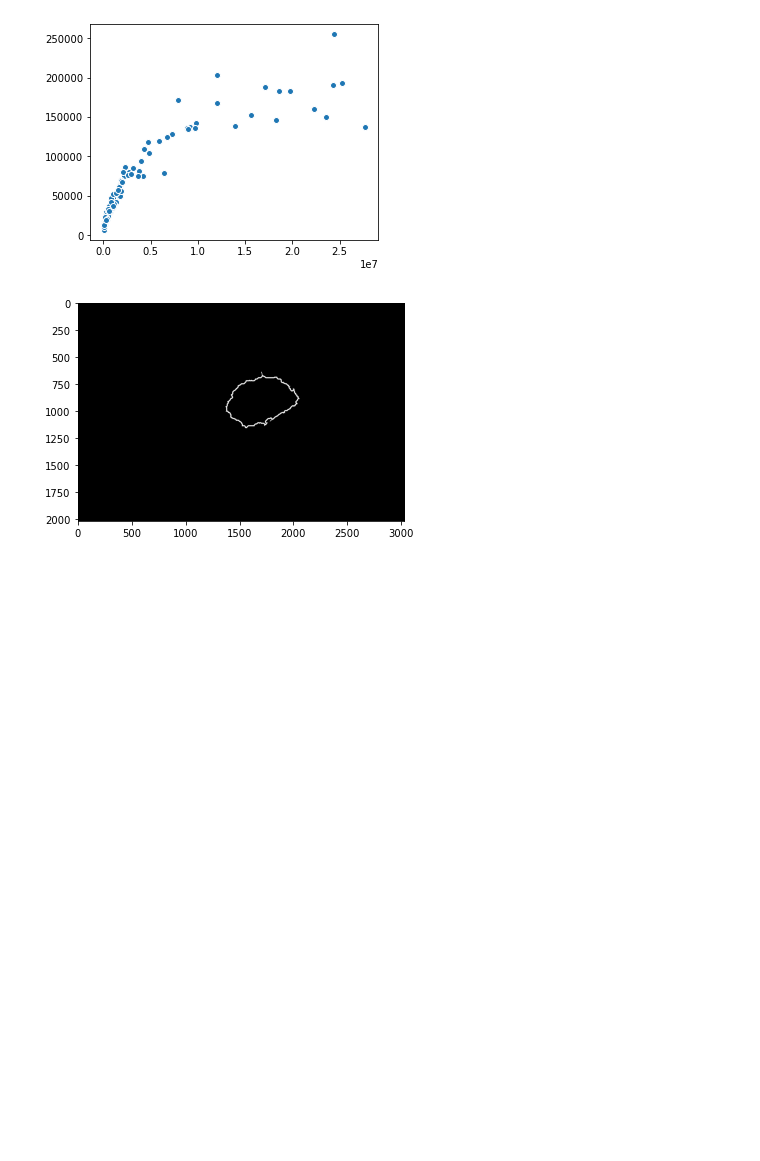
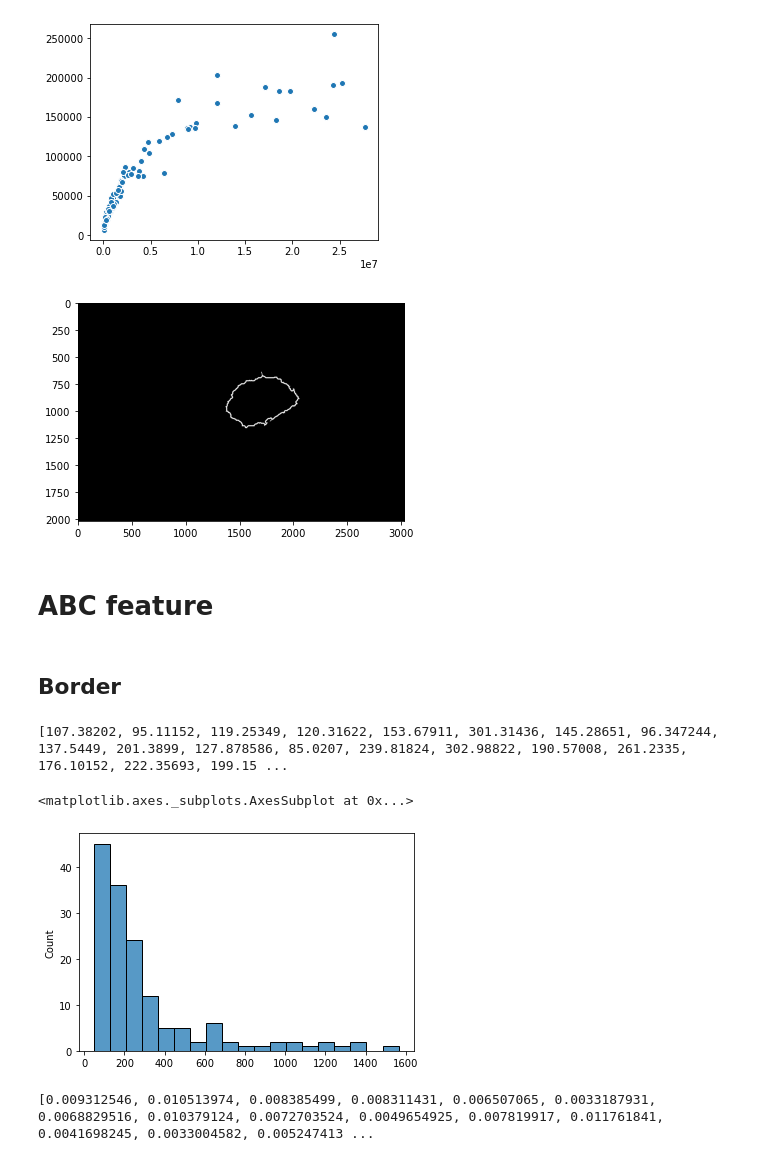
Before and after one commit to adagige/fyp2021p03g02, a Jupyter notebook: notebooks/Exercise 1.ipynb, the cells around one changed output. Cells and saved outputs as stored; diff of their text form; code cells hidden in the pictures; blank space fills up the shorter version.

```diff
--- a/notebooks/Exercise 1.ipynb
+++ b/notebooks/Exercise 1.ipynb
@@ -249,3 +267,30 @@ scatterplot(areas, peris)
 area, perimiter = measure_area_perimeter(mask)
 # %% [output]
 [figure]
+# %% [markdown]
+# ABC feature
+# %% [markdown]
+## Border
+# %%
+ap = []
+for i in range(150):
+    area, perimiter = measure_area_perimeter(maps[i])
+    ap.append(area/perimiter)
+
+print(ap)
+# %% [output]
+[107.38202, 95.11152, 119.25349, 120.31622, 153.67911, 301.31436, 145.28651, 96.347244, 137.5449, 201.3899, 127.878586, 85.0207, 239.81824, 302.98822, 190.57008, 261.2335, 176.10152, 222.35693, 199.15 ...
+# %%
+sns.histplot(ap)
+# %% [output]
+<matplotlib.axes._subplots.AxesSubplot at 0x...>
+[figure, added]
+# %%
+pa = []
+for i in range(150):
+    area, perimiter = measure_area_perimeter(maps[i])
+    pa.append(perimiter/area)
+
+print(pa)
+# %% [output]
+[0.009312546, 0.010513974, 0.008385499, 0.008311431, 0.006507065, 0.0033187931, 0.0068829516, 0.010379124, 0.0072703524, 0.0049654925, 0.007819917, 0.011761841, 0.0041698245, 0.0033004582, 0.005247413 ...
```
Also changed, not shown: parts of 10 cells of this notebook, 1 other file.
